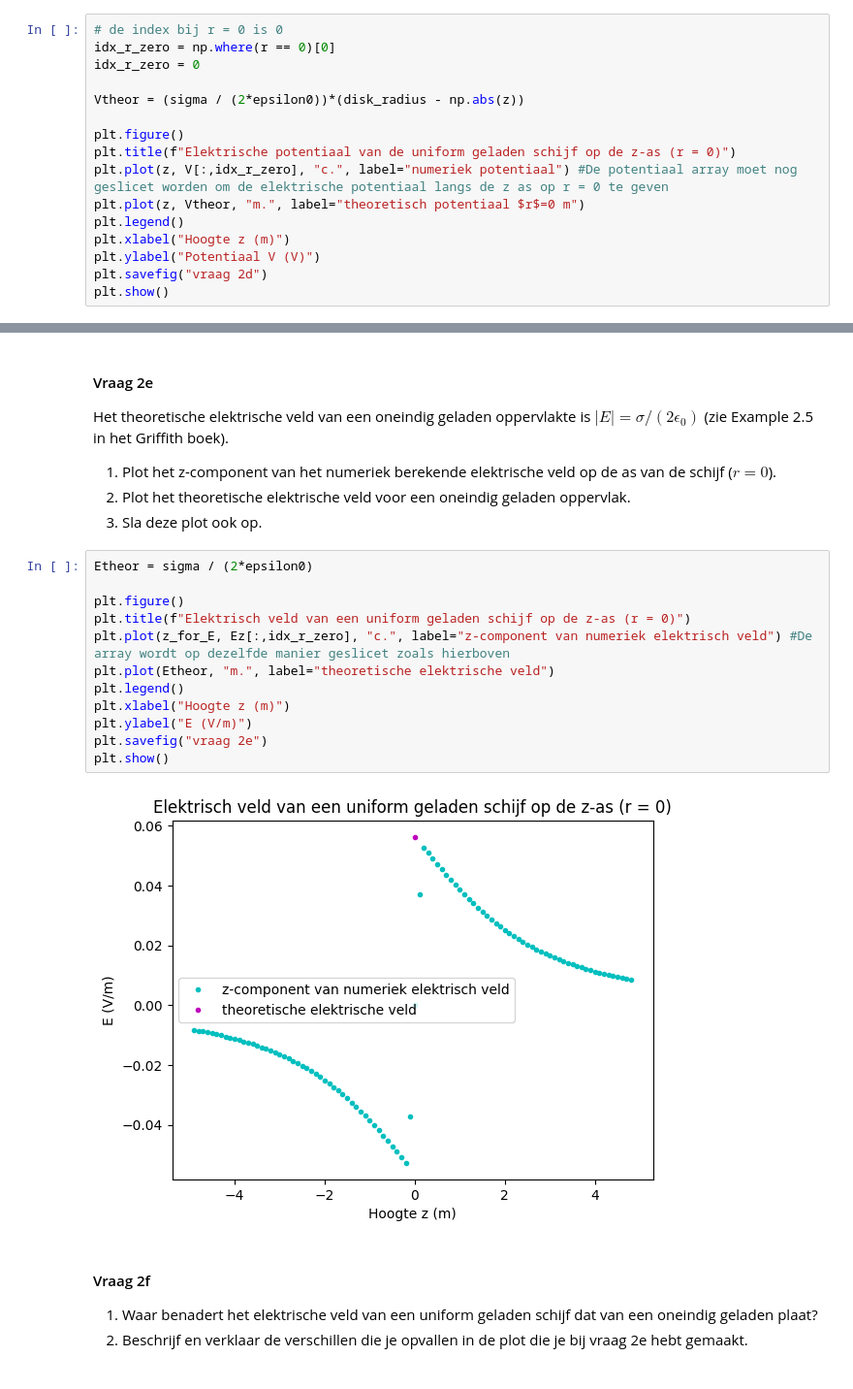
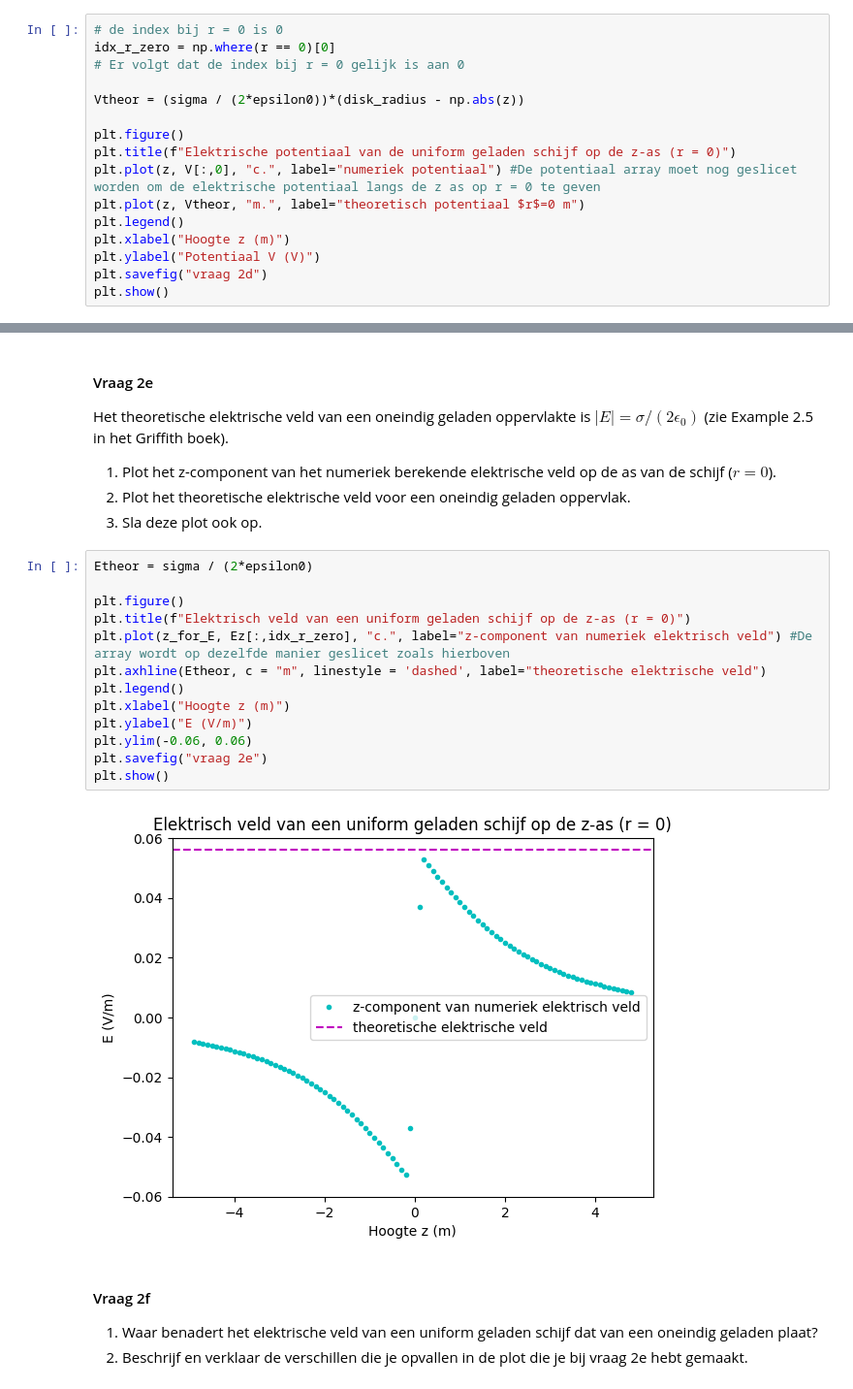
Before and after one commit to korne-Hoendervangers/opdrachten-DEF-D-KorneHoendervangers, a Jupyter notebook: DigitaleOntwerpopdrachten/1CondensatorOpdracht/CondensatorOntwerpopdracht.ipynb, the cells around one changed output, grey strips where cells are left out. Shown at 97% size. Cells and saved outputs as stored; diff of their text form.

```diff
--- a/DigitaleOntwerpopdrachten/1CondensatorOpdracht/CondensatorOntwerpopdracht.ipynb
+++ b/DigitaleOntwerpopdrachten/1CondensatorOpdracht/CondensatorOntwerpopdracht.ipynb
@@ -287,13 +287,13 @@ zie probleem 2.26 in het Griffiths boek.
 # %%
 # de index bij r = 0 is 0
 idx_r_zero = np.where(r == 0)[0]
-idx_r_zero = 0
+# Er volgt dat de index bij r = 0 gelijk is aan 0
 
 Vtheor = (sigma / (2*epsilon0))*(disk_radius - np.abs(z))
 
 plt.figure()
 plt.title(f"Elektrische potentiaal van de uniform geladen schijf op de z-as (r = 0)")
-plt.plot(z, V[:,idx_r_zero], "c.", label="numeriek potentiaal") #De potentiaal array moet nog geslicet worden om de elektrische potentiaal langs de z as op r = 0 te geven
+plt.plot(z, V[:,0], "c.", label="numeriek potentiaal") #De potentiaal array moet nog geslicet worden om de elektrische potentiaal langs de z as op r = 0 te geven
 plt.plot(z, Vtheor, "m.", label="theoretisch potentiaal $r$=0 m")
 plt.legend()
 plt.xlabel("Hoogte z (m)")
@@ -312,17 +312,18 @@ Het theoretische elektrische veld van een oneindig geladen oppervlakte is $|E| =
 # %%
 Etheor = sigma / (2*epsilon0)
 
 plt.figure()
 plt.title(f"Elektrisch veld van een uniform geladen schijf op de z-as (r = 0)")
 plt.plot(z_for_E, Ez[:,idx_r_zero], "c.", label="z-component van numeriek elektrisch veld") #De array wordt op dezelfde manier geslicet zoals hierboven
-plt.plot(Etheor, "m.", label="theoretische elektrische veld")
+plt.axhline(Etheor, c = "m", linestyle = 'dashed', label="theoretische elektrische veld")
 plt.legend()
 plt.xlabel("Hoogte z (m)")
 plt.ylabel("E (V/m)")
+plt.ylim(-0.06, 0.06)
 plt.savefig("vraag 2e")
 plt.show()
 # %% [output]
-[figure, old version]
+[figure, new version]
 # %% [markdown]
 #### Vraag 2f
 1. Waar benadert het elektrische veld van een uniform geladen schijf dat van een oneindig geladen plaat?
```
Also changed, not shown: parts of 5 cells of this notebook, 2 other files.
